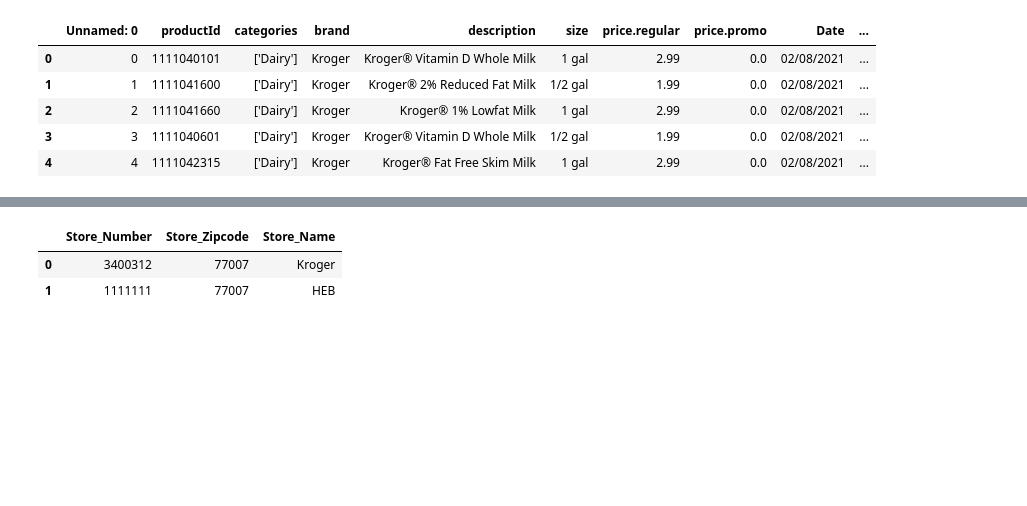
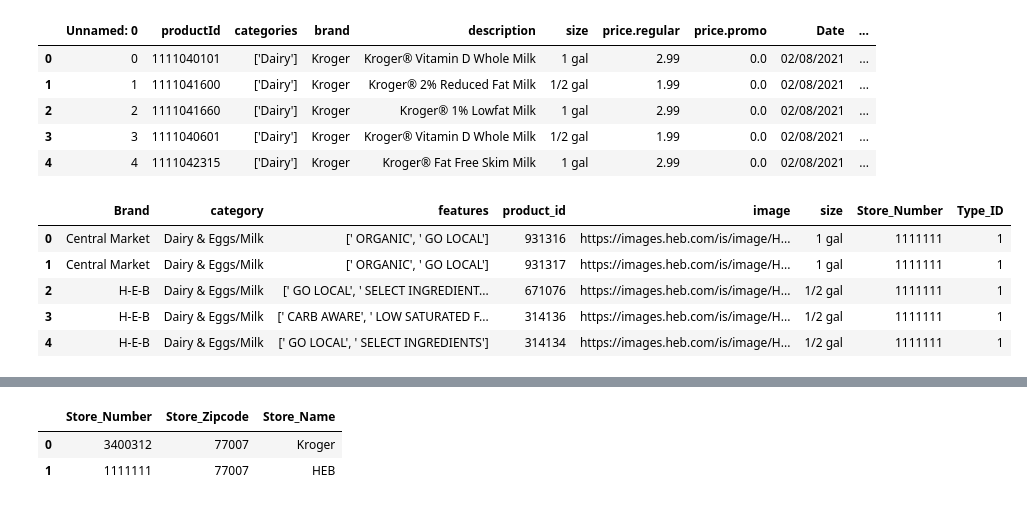
Before and after one commit to ykrasnikov/ETL-project, a Jupyter notebook: database/data_etl.ipynb, the cells around one changed output, grey strips where cells are left out. Cells and saved outputs as stored; diff of their text form; code cells hidden in the pictures; blank space fills up the shorter version.

```diff
--- a/database/data_etl.ipynb
+++ b/database/data_etl.ipynb
@@ -16,6 +16,24 @@ kroger_data_df.head()
 | 2 | 2 | 1111041660 | ['Dairy'] | Kroger | Kroger® 1% Lowfat Milk | 1 gal | 2.99 | 0.0 | 02/08/2021 | ... |
 | 3 | 3 | 1111040601 | ['Dairy'] | Kroger | Kroger® Vitamin D Whole Milk | 1/2 gal | 1.99 | 0.0 | 02/08/2021 | ... |
 | 4 | 4 | 1111042315 | ['Dairy'] | Kroger | Kroger® Fat Free Skim Milk | 1 gal | 2.99 | 0.0 | 02/08/2021 | ... |
+# %%
+path = "../data/heb_clean.csv"
+heb_data_df = pd.read_csv(path)
+heb_milk = heb_data_df.drop(columns=['coupon', 'name' , 'price', 'uomSalePrice', 'type', 'simple_type'])
+heb_milk = heb_milk.rename(columns= {'id':'product_id' , 'brand' : 'Brand'})
+heb_milk['Store_Number'] = 1111111
+heb_milk['Type_ID'] = 1
+today = pd.datetime.now().date()
+heb_data_df['Date'] = today
+heb_data_df.head()
+heb_milk.head()
+# %% [output]
+|  | Brand | category | features | product_id | image | size | Store_Number | Type_ID |
+| 0 | Central Market | Dairy & Eggs/Milk | [' ORGANIC', ' GO LOCAL'] | 931316 | https://images.heb.com/is/image/H... | 1 gal | 1111111 | 1 |
+| 1 | Central Market | Dairy & Eggs/Milk | [' ORGANIC', ' GO LOCAL'] | 931317 | https://images.heb.com/is/image/H... | 1 gal | 1111111 | 1 |
+| 2 | H-E-B | Dairy & Eggs/Milk | [' GO LOCAL', ' SELECT INGREDIENT... | 671076 | https://images.heb.com/is/image/H... | 1/2 gal | 1111111 | 1 |
+| 3 | H-E-B | Dairy & Eggs/Milk | [' CARB AWARE', ' LOW SATURATED F... | 314136 | https://images.heb.com/is/image/H... | 1/2 gal | 1111111 | 1 |
+| 4 | H-E-B | Dairy & Eggs/Milk | [' GO LOCAL', ' SELECT INGREDIENTS'] | 314134 | https://images.heb.com/is/image/H... | 1/2 gal | 1111111 | 1 |
 # %%
 milk_df = kroger_data_df
 milk_df = milk_df.drop(columns=['Unnamed: 0', 'description' , 'price.regular', 'price.promo', 'Date'])
```
Also changed, not shown: parts of 12 cells of this notebook, 4 other files.
